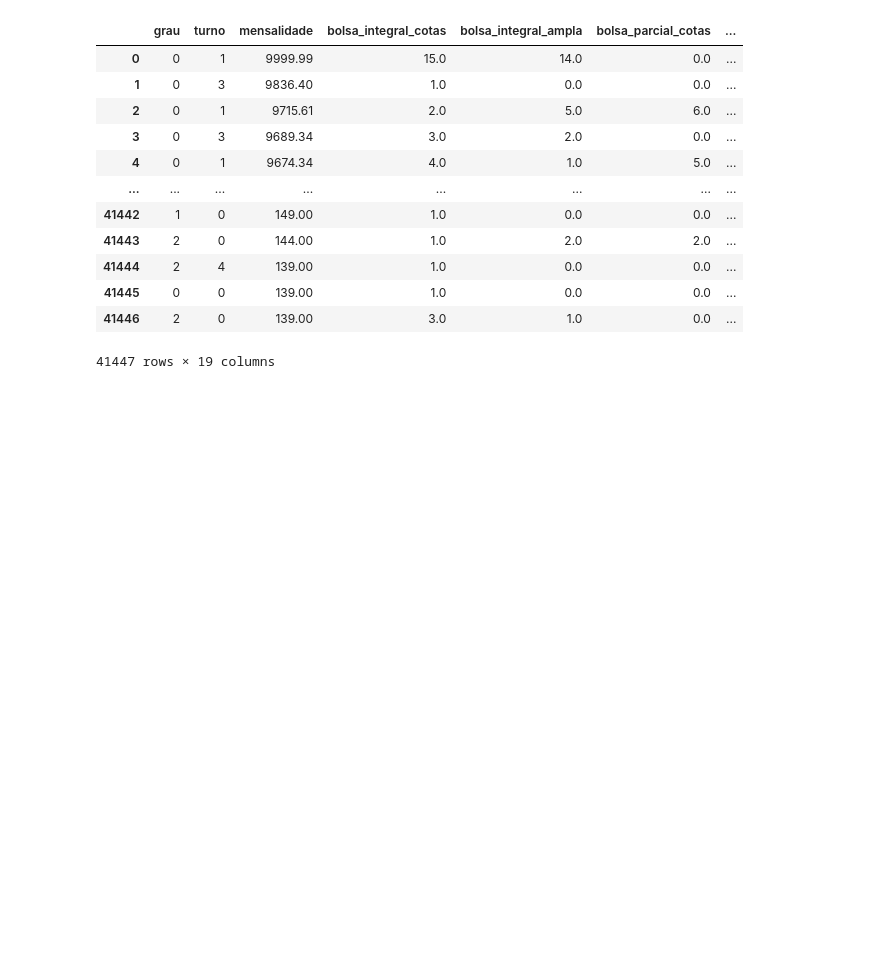
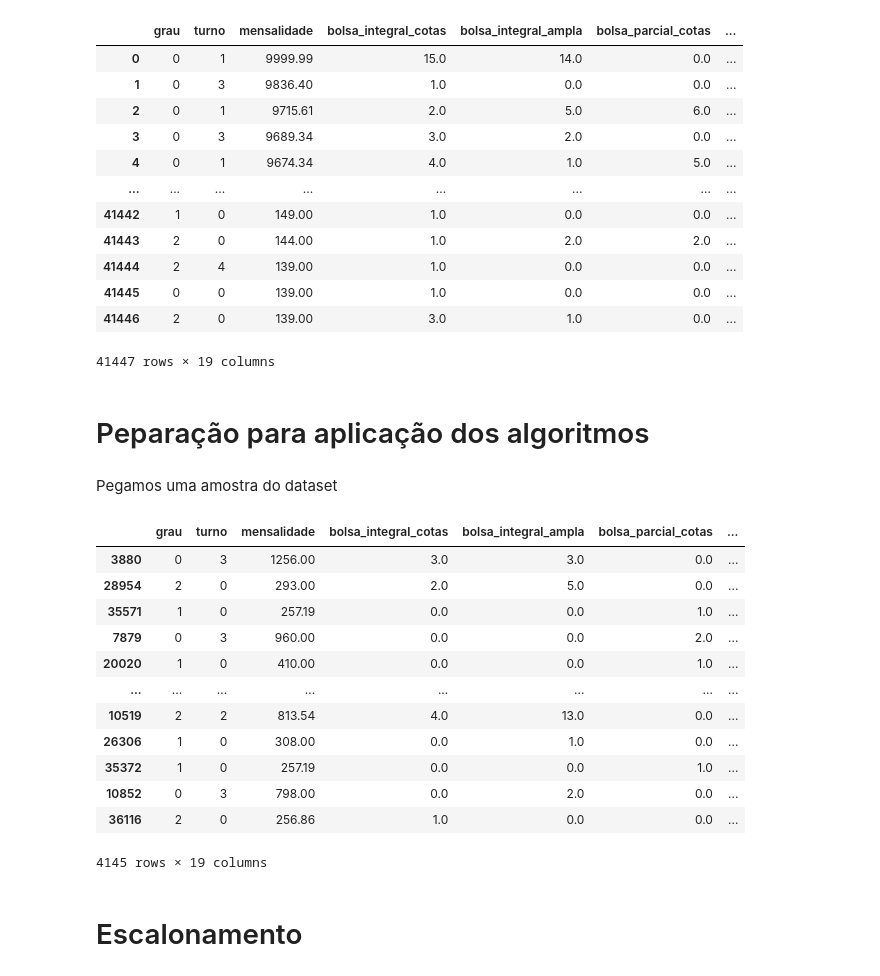
Before and after one commit to viniciusgugelmin/data-science-2, a Jupyter notebook: projects/cursos-prouni/notebooks/unsupervised_learning.ipynb, the cells around one changed output. Drawn from its saved outputs; the diff is of its cells as text; code cells hidden in the pictures; blank space fills up the shorter version.

```diff
--- a/projects/cursos-prouni/notebooks/unsupervised_learning.ipynb
+++ b/projects/cursos-prouni/notebooks/unsupervised_learning.ipynb
@@ -73,3 +96,28 @@ df_new
 | 41445 | 0 | 0 | 139.00 | 1.0 | 0.0 | 0.0 | ... |
 | 41446 | 2 | 0 | 139.00 | 3.0 | 1.0 | 0.0 | ... |
 41447 rows × 19 columns
+# %% [markdown]
+# Peparação para aplicação dos algoritmos
+# %% [markdown]
+Pegamos uma amostra do dataset
+# %%
+df_ul = df_new.copy()
+df_ul = df_ul.sample(frac = 0.1)
+
+df_ul
+# %% [output]
+|  | grau | turno | mensalidade | bolsa_integral_cotas | bolsa_integral_ampla | bolsa_parcial_cotas | ... |
+| 3880 | 0 | 3 | 1256.00 | 3.0 | 3.0 | 0.0 | ... |
+| 28954 | 2 | 0 | 293.00 | 2.0 | 5.0 | 0.0 | ... |
+| 35571 | 1 | 0 | 257.19 | 0.0 | 0.0 | 1.0 | ... |
+| 7879 | 0 | 3 | 960.00 | 0.0 | 0.0 | 2.0 | ... |
+| 20020 | 1 | 0 | 410.00 | 0.0 | 0.0 | 1.0 | ... |
+| ... | ... | ... | ... | ... | ... | ... | ... |
+| 10519 | 2 | 2 | 813.54 | 4.0 | 13.0 | 0.0 | ... |
+| 26306 | 1 | 0 | 308.00 | 0.0 | 1.0 | 0.0 | ... |
+| 35372 | 1 | 0 | 257.19 | 0.0 | 0.0 | 1.0 | ... |
+| 10852 | 0 | 3 | 798.00 | 0.0 | 2.0 | 0.0 | ... |
+| 36116 | 2 | 0 | 256.86 | 1.0 | 0.0 | 0.0 | ... |
+4145 rows × 19 columns
+# %% [markdown]
+# Escalonamento
```
Also changed, not shown: parts of 9 cells of this notebook.
